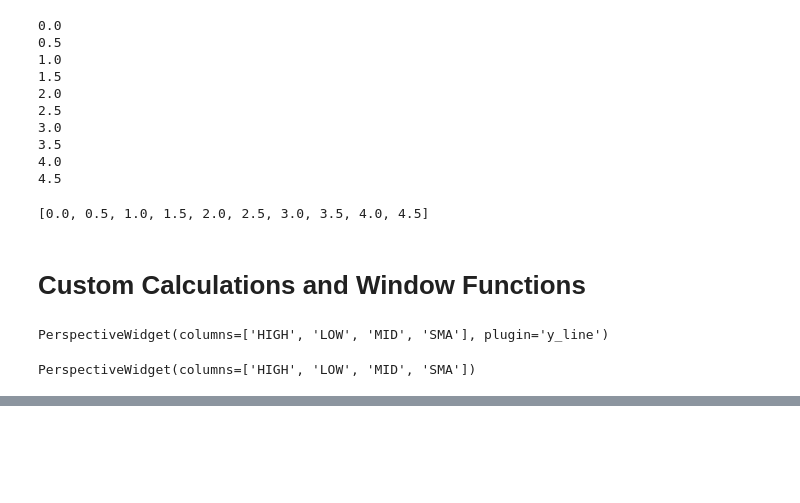
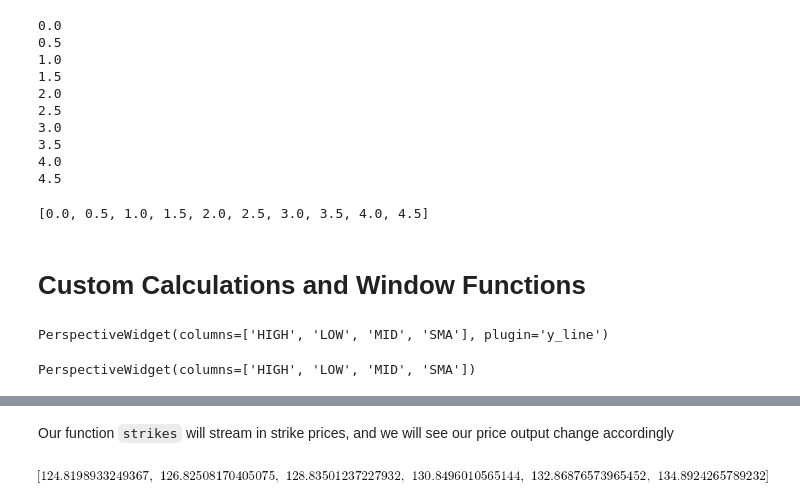
Before and after one commit to streamlet-dev/tributary, a Jupyter notebook: examples/streaming_examples.ipynb, the cells around one changed output, grey strips where cells are left out. Cells and saved outputs as stored; diff of their text form; code cells hidden in the pictures; blank space fills up the shorter version.

```diff
--- a/examples/streaming_examples.ipynb
+++ b/examples/streaming_examples.ipynb
@@ -136,0 +197,19 @@ PerspectiveWidget(columns=['HIGH', 'LOW', 'MID', 'SMA'])
+# %%
+import tributary.symbolic as ts
+PriceClass = ts.construct_streaming(TimeValueExpr)
+
+
+def strikes():
+    strike = 205
+    while strike < 220:
+        yield strike
+        strike += 2.5
+
+price = PriceClass(spot=tss.Const(210.59),
+                   strike=tss.Foo(strikes),
+                   vol=tss.Const(14.04),
+                   dte=tss.Const(4),
+                   rate=tss.Const(.2175),
+                   cp=tss.Const(-1))
+
+price.graphviz()
@@ -136,0 +218,8 @@ PerspectiveWidget(columns=['HIGH', 'LOW', 'MID', 'SMA'])
+# %% [markdown]
+Our function `strikes` will stream in strike prices, and we will see our price output change accordingly
+# %%
+x = price.run()
+# %%
+x.result()
+# %% [output]
+[figure, added]
```
Also changed, not shown: parts of 9 cells of this notebook, 18 other files.
